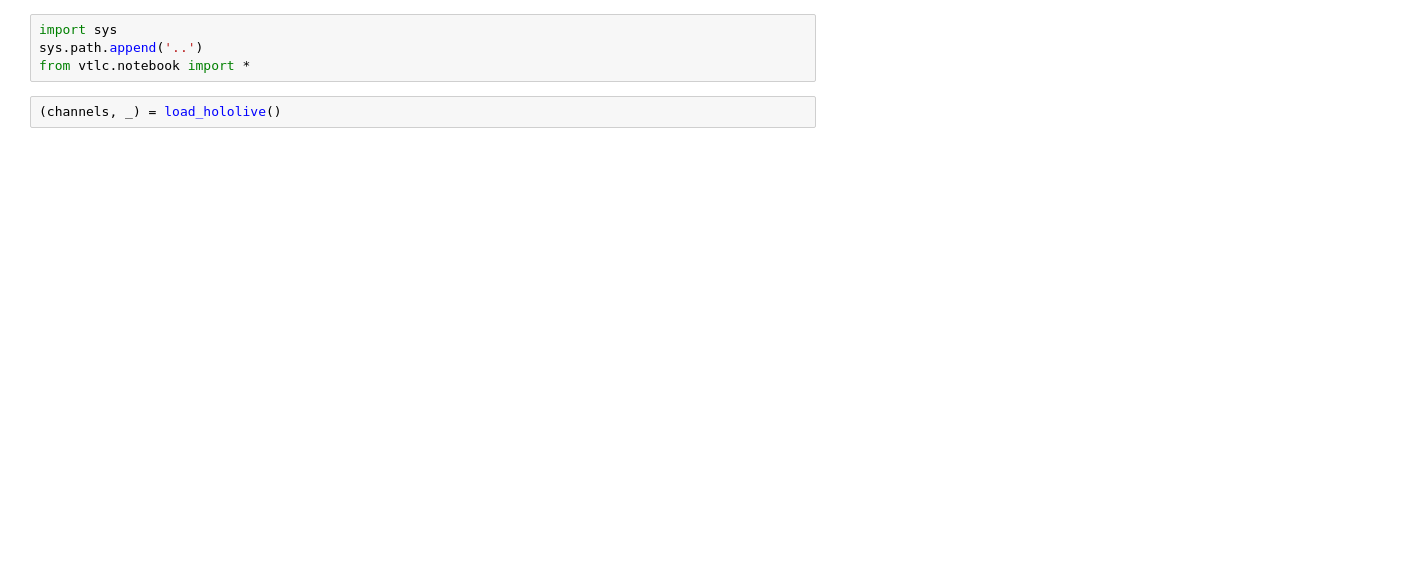
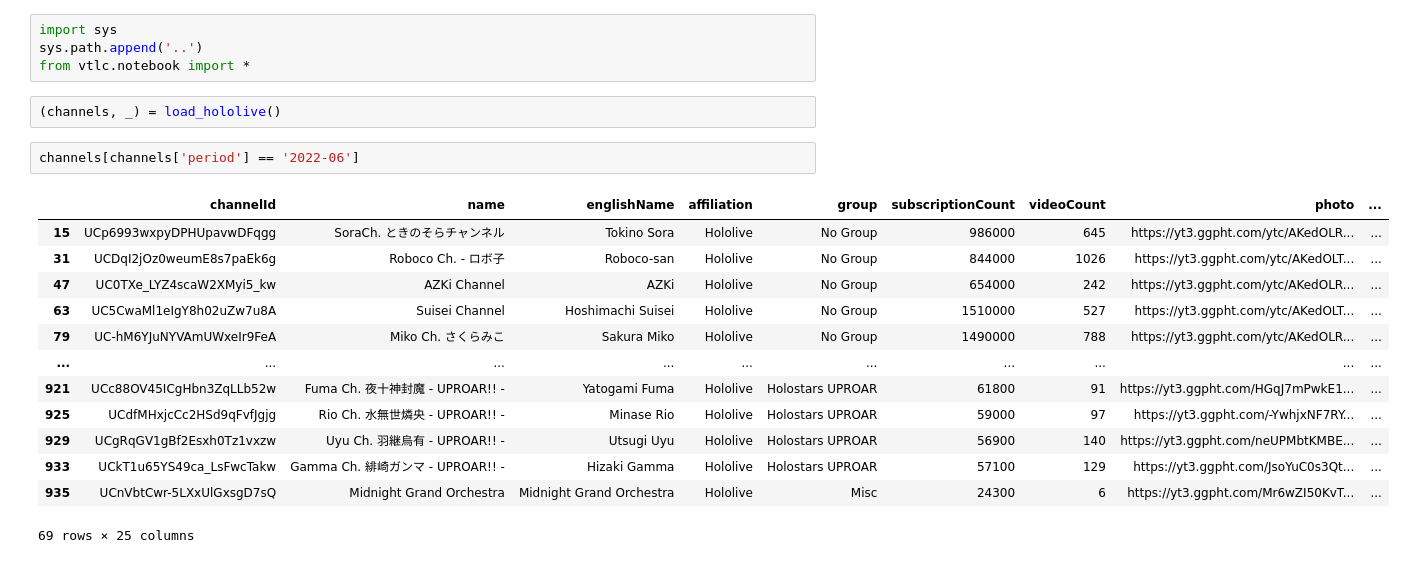
Before and after one commit to sigvt/vtuber-livechat-dataset, a Jupyter notebook: notebooks/livechat-population.ipynb, the cells around one changed output. Saved outputs shown, nothing was run; the diff lists cells and outputs as text; blank space fills up the shorter version.

```diff
--- a/notebooks/livechat-population.ipynb
+++ b/notebooks/livechat-population.ipynb
@@ -4,6 +4,22 @@ sys.path.append('..')
 from vtlc.notebook import *
 # %%
 (channels, _) = load_hololive()
+# %%
+channels[channels['period'] == '2022-06']
+# %% [output]
+|  | channelId | name | englishName | affiliation | group | subscriptionCount | videoCount | photo | ... |
+| 15 | UCp6993wxpyDPHUpavwDFqgg | SoraCh. ときのそらチャンネル | Tokino Sora | Hololive | No Group | 986000 | 645 | https://yt3.ggpht.com/ytc/AKedOLR... | ... |
+| 31 | UCDqI2jOz0weumE8s7paEk6g | Roboco Ch. - ロボ子 | Roboco-san | Hololive | No Group | 844000 | 1026 | https://yt3.ggpht.com/ytc/AKedOLT... | ... |
+| 47 | UC0TXe_LYZ4scaW2XMyi5_kw | AZKi Channel | AZKi | Hololive | No Group | 654000 | 242 | https://yt3.ggpht.com/ytc/AKedOLR... | ... |
+| 63 | UC5CwaMl1eIgY8h02uZw7u8A | Suisei Channel | Hoshimachi Suisei | Hololive | No Group | 1510000 | 527 | https://yt3.ggpht.com/ytc/AKedOLT... | ... |
+| 79 | UC-hM6YJuNYVAmUWxeIr9FeA | Miko Ch. さくらみこ | Sakura Miko | Hololive | No Group | 1490000 | 788 | https://yt3.ggpht.com/ytc/AKedOLR... | ... |
+| ... | ... | ... | ... | ... | ... | ... | ... | ... | ... |
+| 921 | UCc88OV45ICgHbn3ZqLLb52w | Fuma Ch. 夜十神封魔 - UPROAR!! - | Yatogami Fuma | Hololive | Holostars UPROAR | 61800 | 91 | https://yt3.ggpht.com/HGqJ7mPwkE1... | ... |
+| 925 | UCdfMHxjcCc2HSd9qFvfJgjg | Rio Ch. 水無世燐央 - UPROAR!! - | Minase Rio | Hololive | Holostars UPROAR | 59000 | 97 | https://yt3.ggpht.com/-YwhjxNF7RY... | ... |
+| 929 | UCgRqGV1gBf2Esxh0Tz1vxzw | Uyu Ch. 羽継烏有 - UPROAR!! - | Utsugi Uyu | Hololive | Holostars UPROAR | 56900 | 140 | https://yt3.ggpht.com/neUPMbtKMBE... | ... |
+| 933 | UCkT1u65YS49ca_LsFwcTakw | Gamma Ch. 緋崎ガンマ - UPROAR!! - | Hizaki Gamma | Hololive | Holostars UPROAR | 57100 | 129 | https://yt3.ggpht.com/JsoYuC0s3Qt... | ... |
+| 935 | UCnVbtCwr-5LXxUlGxsgD7sQ | Midnight Grand Orchestra | Midnight Grand Orchestra | Hololive | Misc | 24300 | 6 | https://yt3.ggpht.com/Mr6wZI50KvT... | ... |
+69 rows × 25 columns
 # %%
 annotation_threshold = 40600
 avatar_size = 24
```
Also changed, not shown: parts of 1 cell of this notebook, 1 other file.
